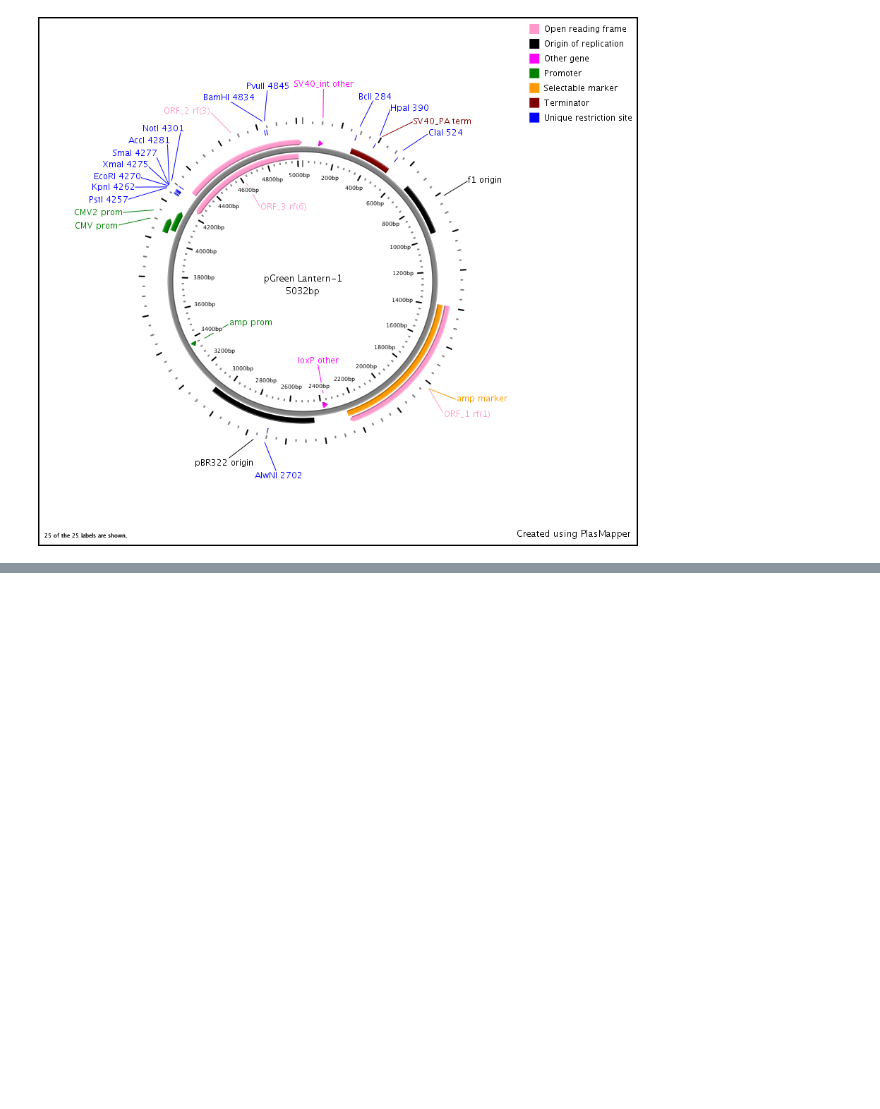
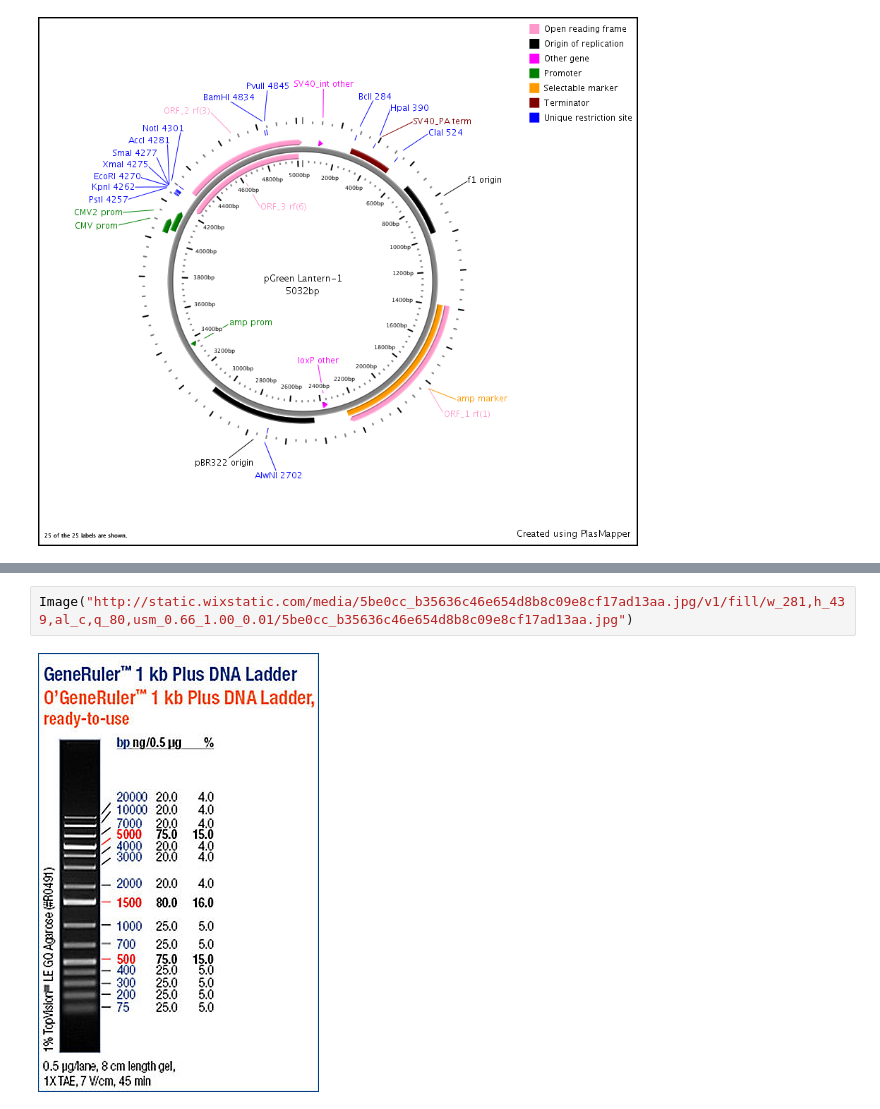
Before and after one commit to BjornFJohansson/pydna-examples, a Jupyter notebook: pGreenLantern1.ipynb, the cells around one changed output, grey strips where cells are left out. Drawn from its saved outputs; the diff is of its cells as text; blank space fills up the shorter version.

```diff
--- a/pGreenLantern1.ipynb
+++ b/pGreenLantern1.ipynb
@@ -242,0 +265,4 @@ Image("plasMap203_1479761881670.png", width=600)
+# %%
+Image("http://static.wixstatic.com/media/5be0cc_b35636c46e654d8b8c09e8cf17ad13aa.jpg/v1/fill/w_281,h_439,al_c,q_80,usm_0.66_1.00_0.01/5be0cc_b35636c46e654d8b8c09e8cf17ad13aa.jpg")
+# %% [output]
+[figure, added]
```
Also changed, not shown: parts of 12 cells of this notebook, 2 other files.
